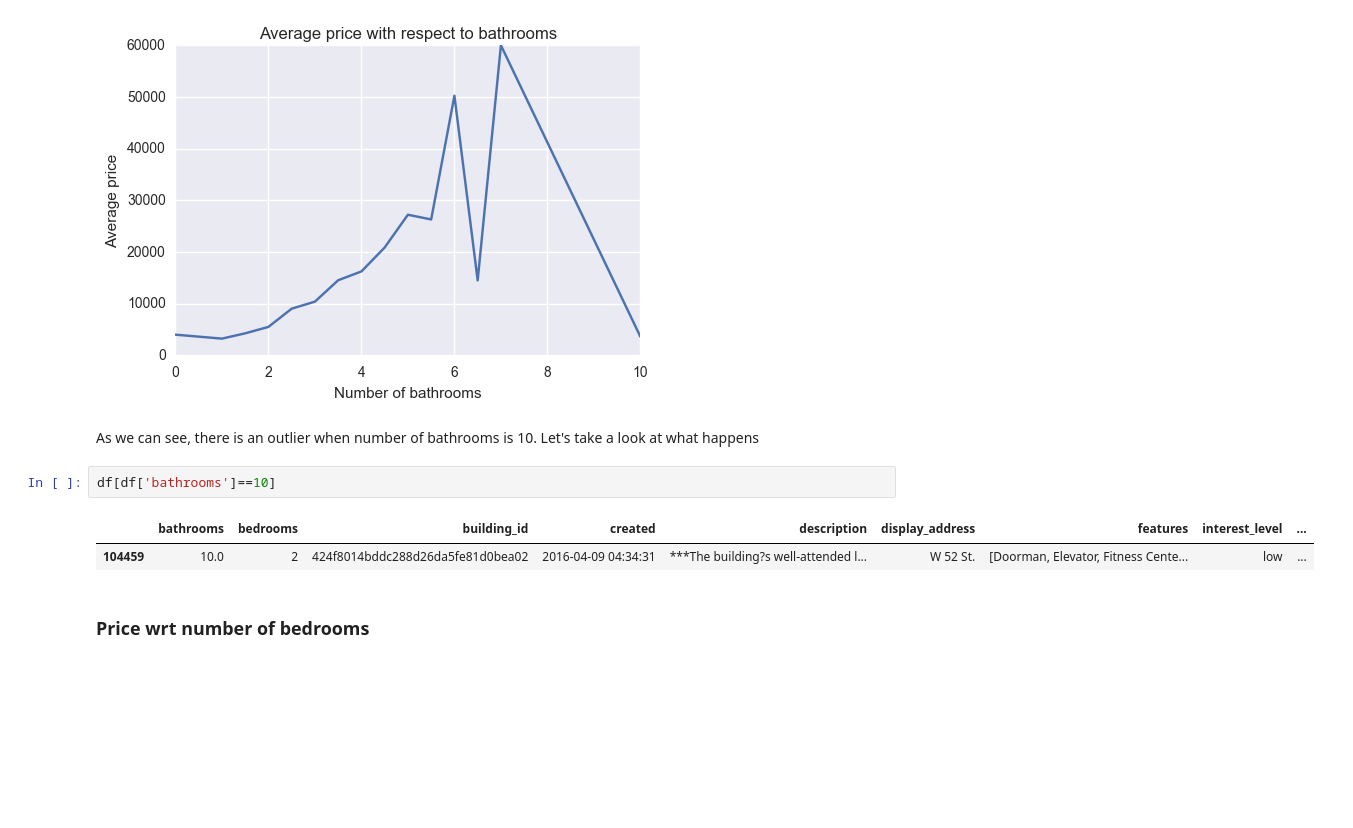
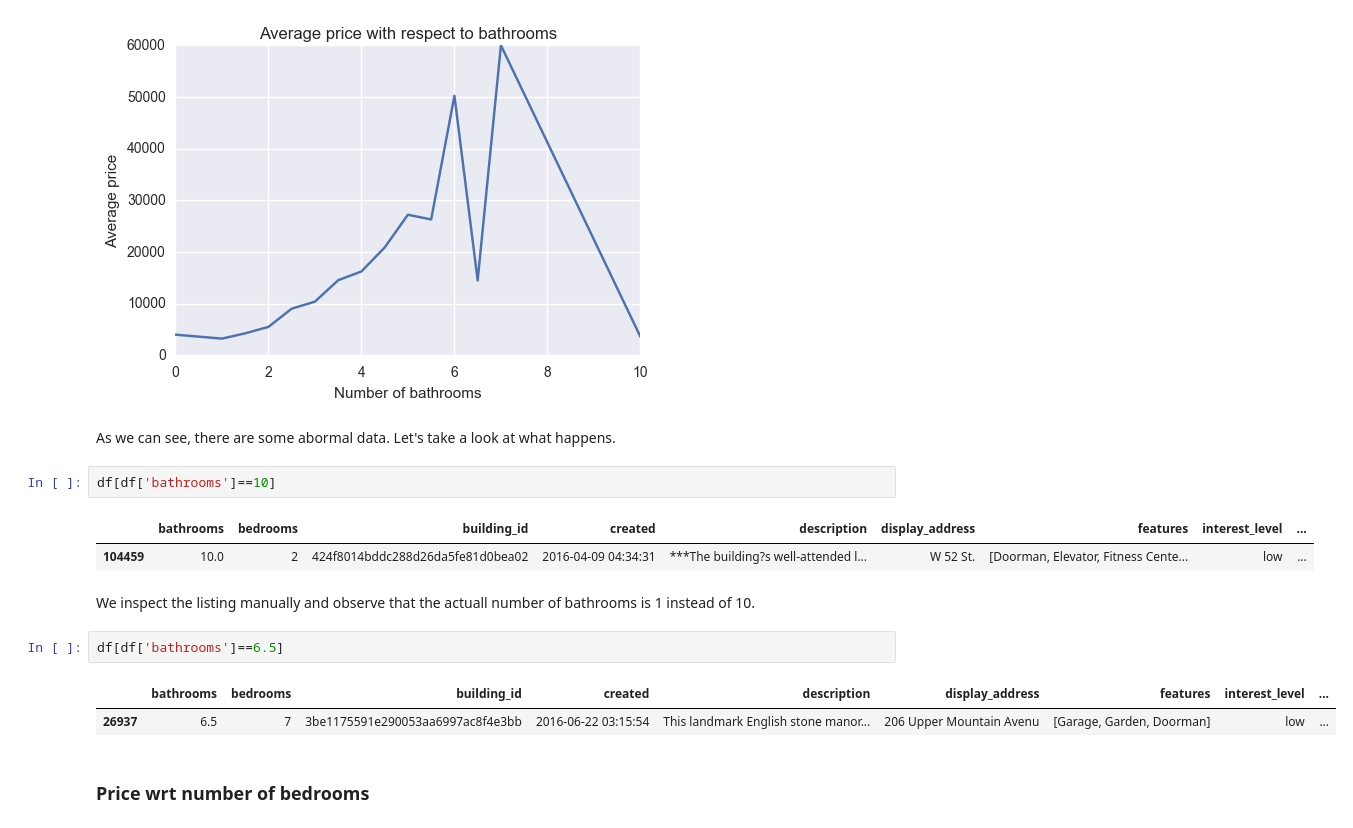
Before and after one commit to Charlespartina/DS1001-Project, a Jupyter notebook: notebook/Final Project.ipynb, the cells around one changed output. Drawn from its saved outputs; the diff is of its cells as text; blank space fills up the shorter version.

```diff
--- a/notebook/Final Project.ipynb
+++ b/notebook/Final Project.ipynb
@@ -162,12 +162,19 @@ plt.show()
 # %% [output]
 [figure]
 # %% [markdown]
-As we can see, there is an outlier when number of bathrooms is 10. Let's take a look at what happens
+As we can see, there are some abormal data. Let's take a look at what happens.
 # %%
 df[df['bathrooms']==10]
 # %% [output]
 |  | bathrooms | bedrooms | building_id | created | description | display_address | features | interest_level | ... |
 | 104459 | 10.0 | 2 | 424f8014bddc288d26da5fe81d0bea02 | 2016-04-09 04:34:31 | ***The building?s well-attended l... | W 52 St. | [Doorman, Elevator, Fitness Cente... | low | ... |
+# %% [markdown]
+We inspect the listing manually and observe that the actuall number of bathrooms is 1 instead of 10.
+# %%
+df[df['bathrooms']==6.5]
+# %% [output]
+|  | bathrooms | bedrooms | building_id | created | description | display_address | features | interest_level | ... |
+| 26937 | 6.5 | 7 | 3be1175591e290053aa6997ac8f4e3bb | 2016-06-22 03:15:54 | This landmark English stone manor... | 206 Upper Mountain Avenu | [Garage, Garden, Doorman] | low | ... |
 # %% [markdown]
 ### Price wrt number of bedrooms
 # %%
```
Also changed, not shown: parts of 3 cells of this notebook.
